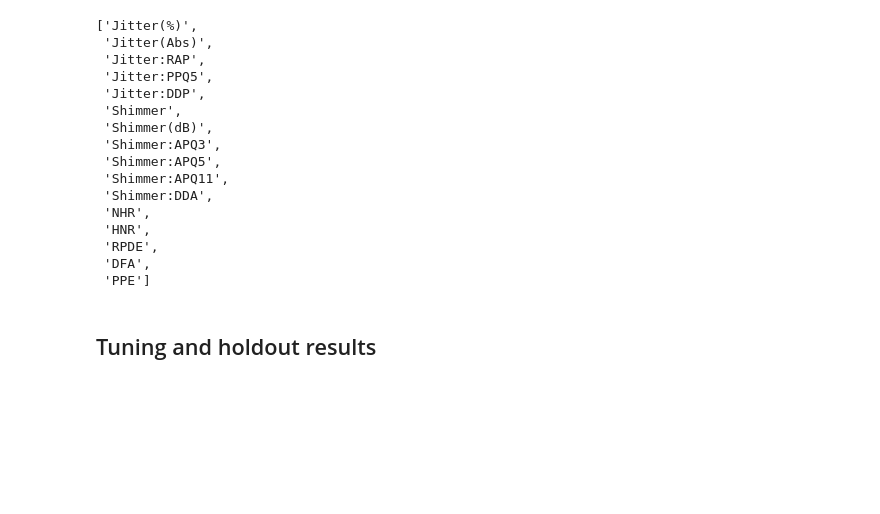
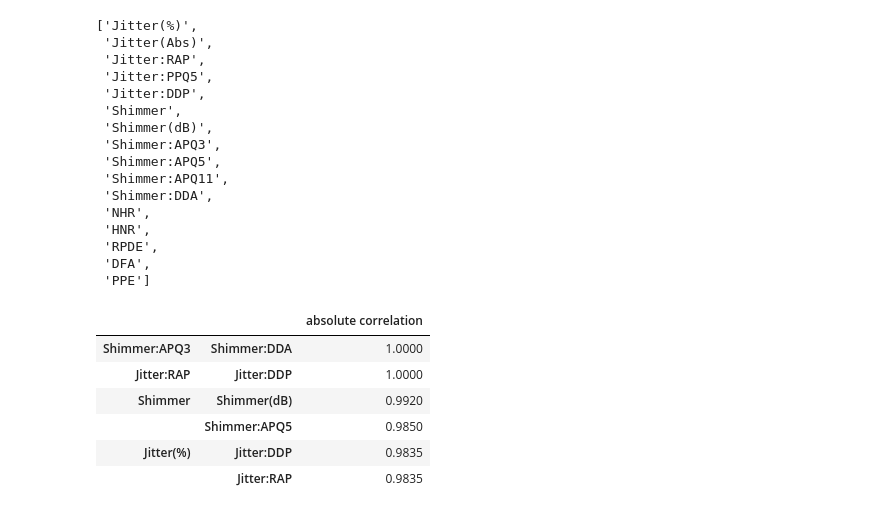
Before and after one commit to aileks/parkinsons-telemonitoring, a Jupyter notebook: parkinsons_telemonitoring_analysis.ipynb, the cells around one changed output. Saved outputs shown, nothing was run; the diff lists cells and outputs as text; code cells hidden in the pictures; blank space fills up the shorter version.

```diff
--- a/parkinsons_telemonitoring_analysis.ipynb
+++ b/parkinsons_telemonitoring_analysis.ipynb
@@ -81,5 +126,26 @@ feature_cols
  'RPDE',
  'DFA',
  'PPE']
-# %% [markdown]
-## Tuning and holdout results
+# %%
+# Calculate absolute Pearson correlations using only the training recordings.
+correlations = df.loc[train_idx, feature_cols].corr().abs()
+# Use the upper triangle to exclude self-correlations and repeated pairs.
+upper_triangle = np.triu(np.ones(correlations.shape, dtype=bool), k=1)
+# Turn the retained pairs into a list, sort by strength, and show the top six.
+strongest_correlations = (
+    correlations.where(upper_triangle)
+    .stack()
+    .sort_values(ascending=False)
+    .head(6)
+    .rename("absolute correlation")
+)
+# Correlated measurements can give similar voice properties extra weight in distances.
+strongest_correlations.to_frame().round(4)
+# %% [output]
+|  |  | absolute correlation |
+| Shimmer:APQ3 | Shimmer:DDA | 1.0000 |
+| Jitter:RAP | Jitter:DDP | 1.0000 |
+| Shimmer | Shimmer(dB) | 0.9920 |
+|  | Shimmer:APQ5 | 0.9850 |
+| Jitter(%) | Jitter:DDP | 0.9835 |
+|  | Jitter:RAP | 0.9835 |
```
Also changed, not shown: parts of 20 cells of this notebook.
